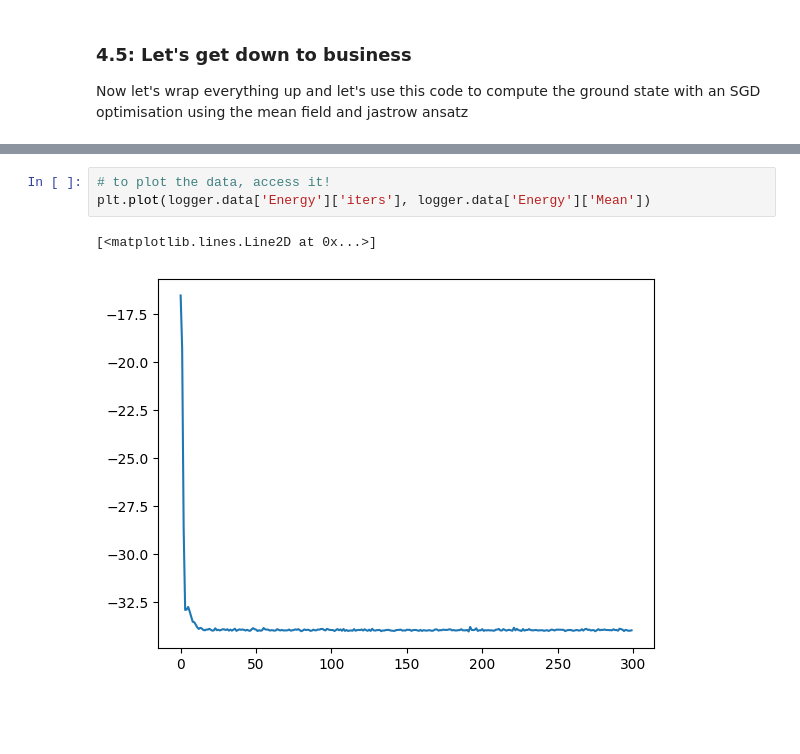
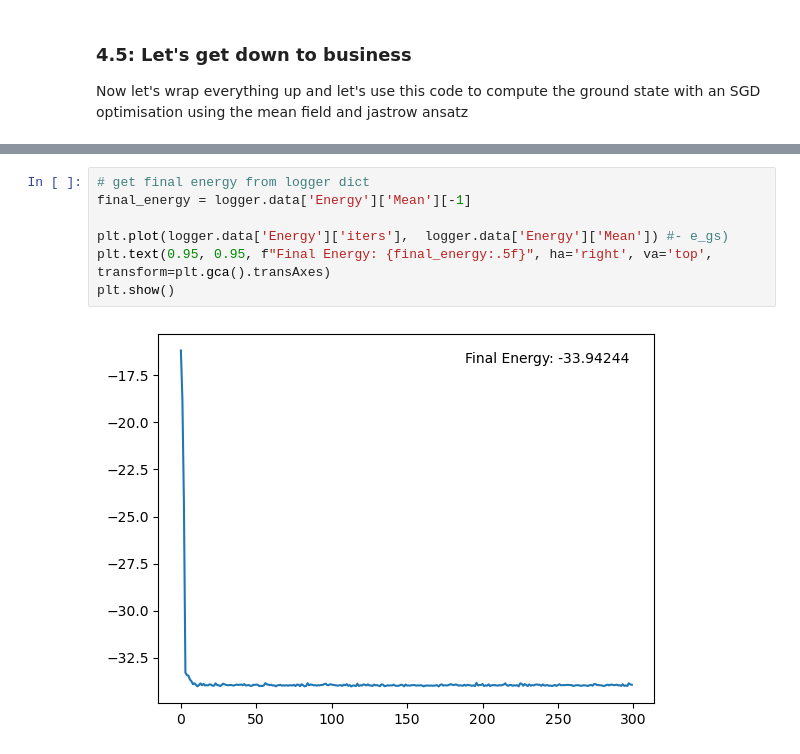
Before and after one commit to simontonner/neural-quantum-tomo, a Jupyter notebook: warm_up/vmc_netket/vmc_from_scratch.ipynb, the cells around one changed output, grey strips where cells are left out. Saved outputs shown, nothing was run; the diff lists cells and outputs as text; blank space fills up the shorter version.

```diff
--- a/warm_up_netket/vmc_ising.ipynb
+++ b/warm_up/vmc_netket/vmc_from_scratch.ipynb
@@ -777,6 +727,9 @@ for i in tqdm(range(n_iters)):
-# %%
-# to plot the data, access it!
-plt.plot(logger.data['Energy']['iters'], logger.data['Energy']['Mean'])
-# %% [output]
-[<matplotlib.lines.Line2D at 0x...>]
-[figure, removed]
+# %%
+# get final energy from logger dict
+final_energy = logger.data['Energy']['Mean'][-1]
+
+plt.plot(logger.data['Energy']['iters'],  logger.data['Energy']['Mean']) #- e_gs)
+plt.text(0.95, 0.95, f"Final Energy: {final_energy:.5f}", ha='right', va='top', transform=plt.gca().transAxes)
+plt.show()
+# %% [output]
+[figure, added]
```
Also changed, not shown: parts of 24 cells of this notebook, 4 other files.
